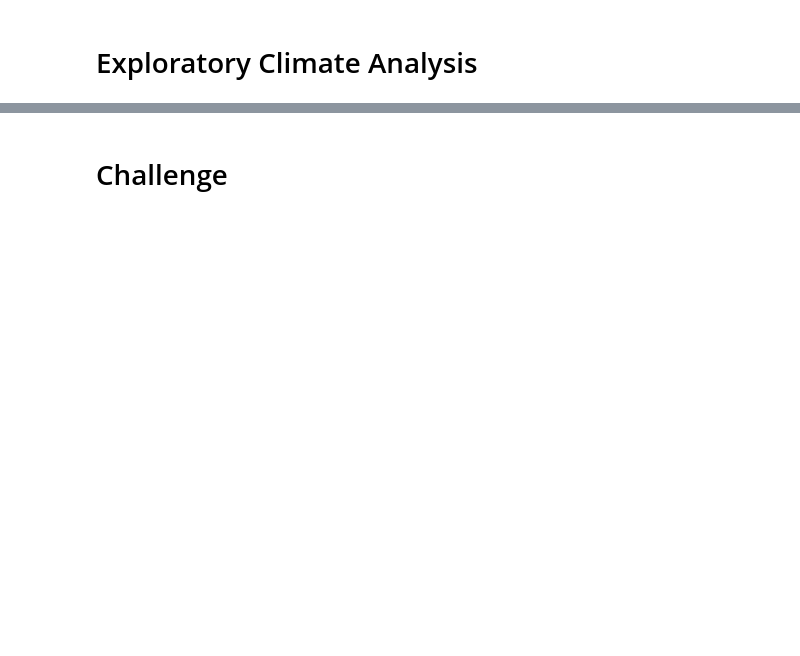
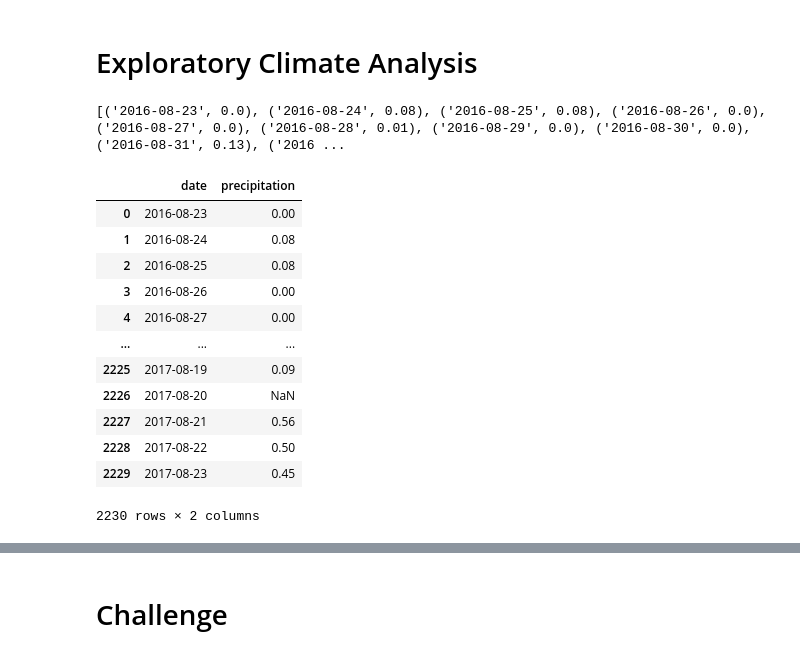
Before and after one commit to BHashemi2021/surfs_up, a Jupyter notebook: climate_analysis.ipynb, the cells around one changed output, grey strips where cells are left out. Saved outputs shown, nothing was run; the diff lists cells and outputs as text; code cells hidden in the pictures; blank space fills up the shorter version.

```diff
--- a/climate_analysis.ipynb
+++ b/climate_analysis.ipynb
@@ -72,15 +76,43 @@ session
 # %% [markdown]
 # Exploratory Climate Analysis
 # %%
+# ! (We will calculate the date one year from August 23, 2017 (Mr. W. Avy's favorite day).
+# We'll be creating a variable called prev_year and using the datetime dependency
+# that we imported previously). The datetime dependency has a function called dt.date(),
+# which specifies the date in the following format: year, month, day.)
+
+
 # Design a query to retrieve the last 12 months of precipitation data and plot the results.
 #Starting from the last data point in the database.
+prev_year = dt.date(2017, 8, 23)
+
+
+# ! (But we want the amount of precipitation one year back from this date. So we add the
+# dt.timedelta() function to the previous line of code).
 
 # Calculate the date one year from the last date in data set.
+prev_year = dt.date(2017, 8, 23) - dt.timedelta(days=365)
+
+# ! (We'll begin quesry first by creating a variable to store the results of the query .
+# This variable will be called results)
 
 # Perform a query to retrieve the data and precipitation scores
+results = []
+
+# results = session.query(Measurement.date, Measurement.prcp)
+#print(results.all())
+
+# ! (Since we only want to see the most recent data, we need to filter out all of the data
+# that is older than a year from the last record date.)
+
+results = session.query(Measurement.date, Measurement.prcp).filter(Measurement.date >= prev_year).all()
+
+print(results)
 
 # Save the query results as a Pandas DataFrame and set the index to the date column
 
 # Sort the dataframe by date
 
 # Use Pandas Plotting with Matplotlib to plot the data
+# %% [output]
+[('2016-08-23', 0.0), ('2016-08-24', 0.08), ('2016-08-25', 0.08), ('2016-08-26', 0.0), ('2016-08-27', 0.0), ('2016-08-28', 0.01), ('2016-08-29', 0.0), ('2016-08-30', 0.0), ('2016-08-31', 0.13), ('2016 ...
@@ -88,0 +125,16 @@ session
+# %%
+df
+# %% [output]
+|  | date | precipitation |
+| 0 | 2016-08-23 | 0.00 |
+| 1 | 2016-08-24 | 0.08 |
+| 2 | 2016-08-25 | 0.08 |
+| 3 | 2016-08-26 | 0.00 |
+| 4 | 2016-08-27 | 0.00 |
+| ... | ... | ... |
+| 2225 | 2017-08-19 | 0.09 |
+| 2226 | 2017-08-20 | NaN |
+| 2227 | 2017-08-21 | 0.56 |
+| 2228 | 2017-08-22 | 0.50 |
+| 2229 | 2017-08-23 | 0.45 |
+2230 rows × 2 columns
```
Also changed, not shown: parts of 13 cells of this notebook, 1 other file.
